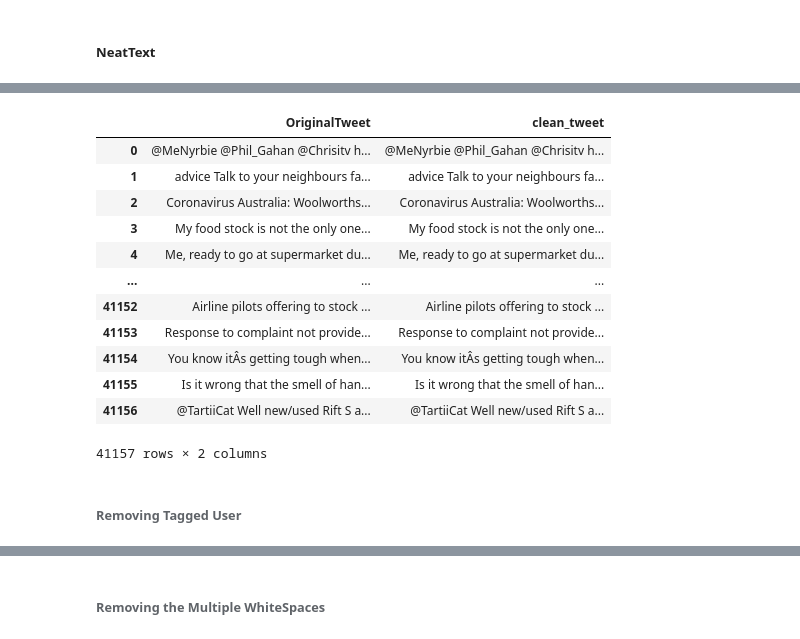
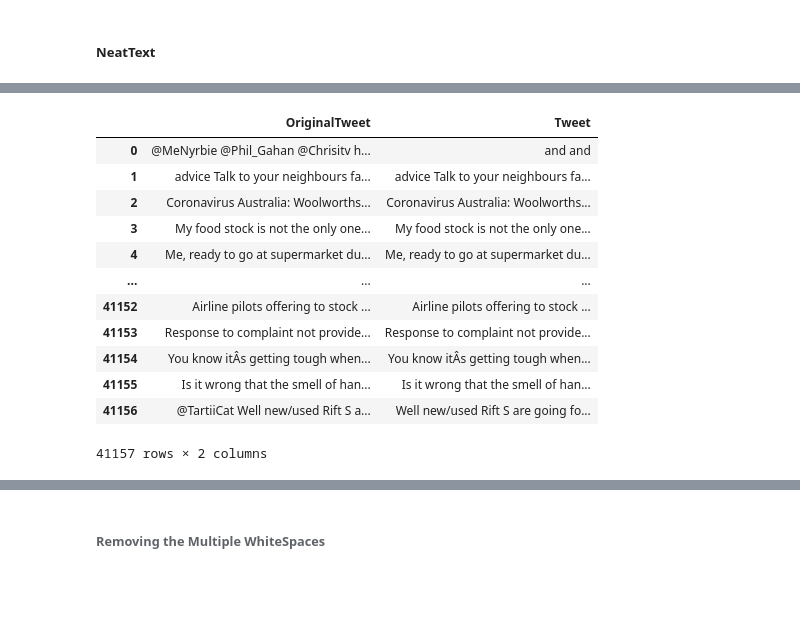
Before and after one commit to maxashoka3/Coronavirus-Tweet-Sentiment-Analysiis, a Jupyter notebook: Coronavirus_Tweet_Sentiment_Analysis_Capstone_Project.ipynb, the cells around one changed output, grey strips where cells are left out. Cells and saved outputs as stored; diff of their text form; code cells hidden in the pictures; blank space fills up the shorter version.

```diff
--- a/Coronavirus_Tweet_Sentiment_Analysis_Capstone_Project.ipynb
+++ b/Coronavirus_Tweet_Sentiment_Analysis_Capstone_Project.ipynb
@@ -97,2 +99,0 @@ dir(nfx)
-# %%
-df['extracted_hashtages'] = df['OriginalTweet'].apply(nfx.extract_hashtags)
@@ -99 +102,4 @@ df['extracted_hashtages'] = df['OriginalTweet'].apply(nfx.extract_hashtags)
+# %%
+# Removing the @user
+df['Tweet'] = df['OriginalTweet'].apply(lambda x: nfx.remove_userhandles(x))
 # %%
@@ -114 +120,5 @@ df[['OriginalTweet','extracted_hashtages']]
 41157 rows × 2 columns
+# %%
+#Cleaning urls
+df['Tweet'] = df['Tweet'].apply(nfx.remove_urls)
+df[['OriginalTweet','Tweet']]
@@ -115,11 +139,11 @@ df[['OriginalTweet','extracted_hashtages']]
 # %%
 # Removing Hashtags
-df['clean_tweet'] = df['OriginalTweet'].apply(nfx.remove_hashtags)
+df['Tweet'] = df['Tweet'].apply(nfx.remove_hashtags)
 # %%
-df[['OriginalTweet','clean_tweet']]
+df[['OriginalTweet','Tweet']]
 # %% [output]
-|  | OriginalTweet | clean_tweet |
-| 0 | @MeNyrbie @Phil_Gahan @Chrisitv h... | @MeNyrbie @Phil_Gahan @Chrisitv h... |
+|  | OriginalTweet | Tweet |
+| 0 | @MeNyrbie @Phil_Gahan @Chrisitv h... | and and |
 | 1 | advice Talk to your neighbours fa... | advice Talk to your neighbours fa... |
 | 2 | Coronavirus Australia: Woolworths... | Coronavirus Australia: Woolworths... |
 | 3 | My food stock is not the only one... | My food stock is not the only one... |
@@ -131,5 +155,3 @@ df[['OriginalTweet','clean_tweet']]
 | 41155 | Is it wrong that the smell of han... | Is it wrong that the smell of han... |
-| 41156 | @TartiiCat Well new/used Rift S a... | @TartiiCat Well new/used Rift S a... |
+| 41156 | @TartiiCat Well new/used Rift S a... | Well new/used Rift S are going fo... |
 41157 rows × 2 columns
-# %% [markdown]
-###### Removing Tagged User
```
Also changed, not shown: parts of 77 cells of this notebook.
